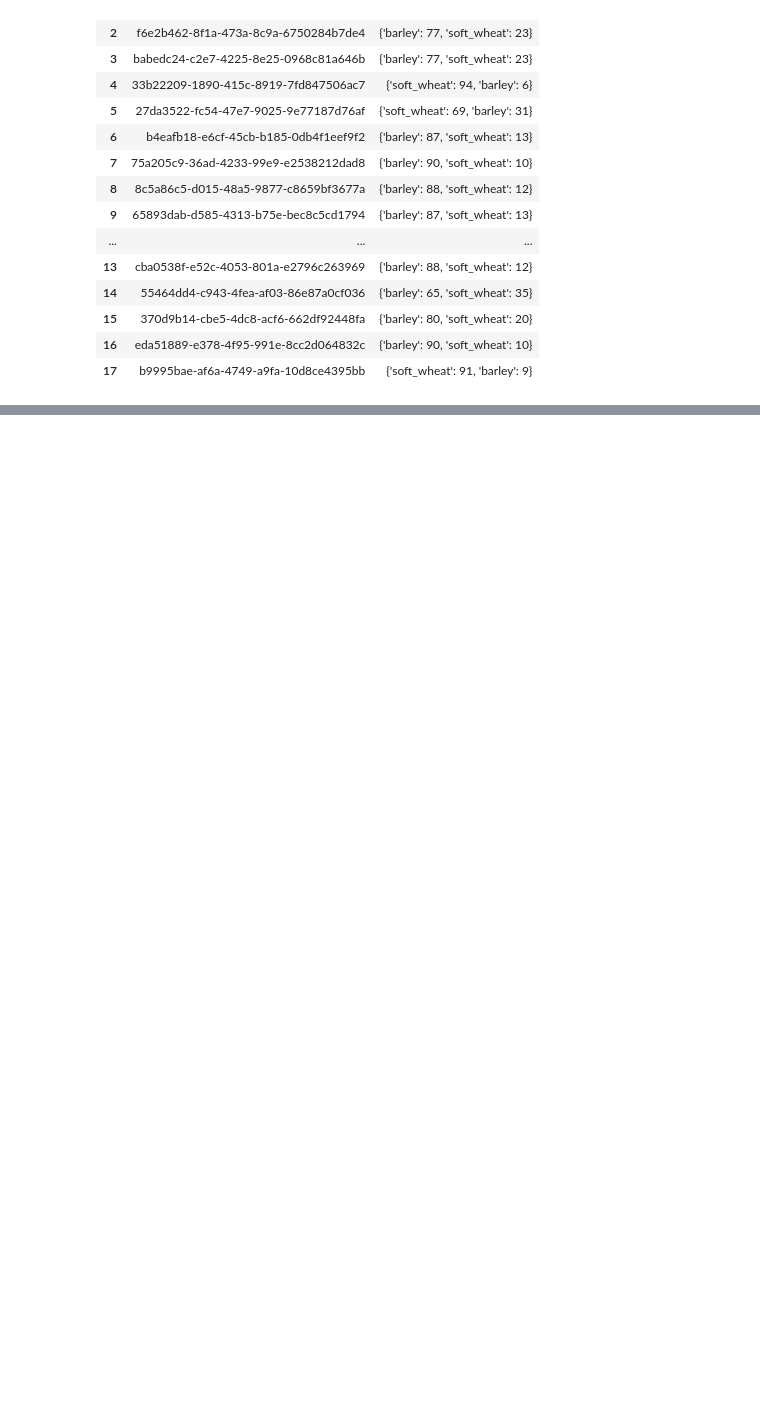
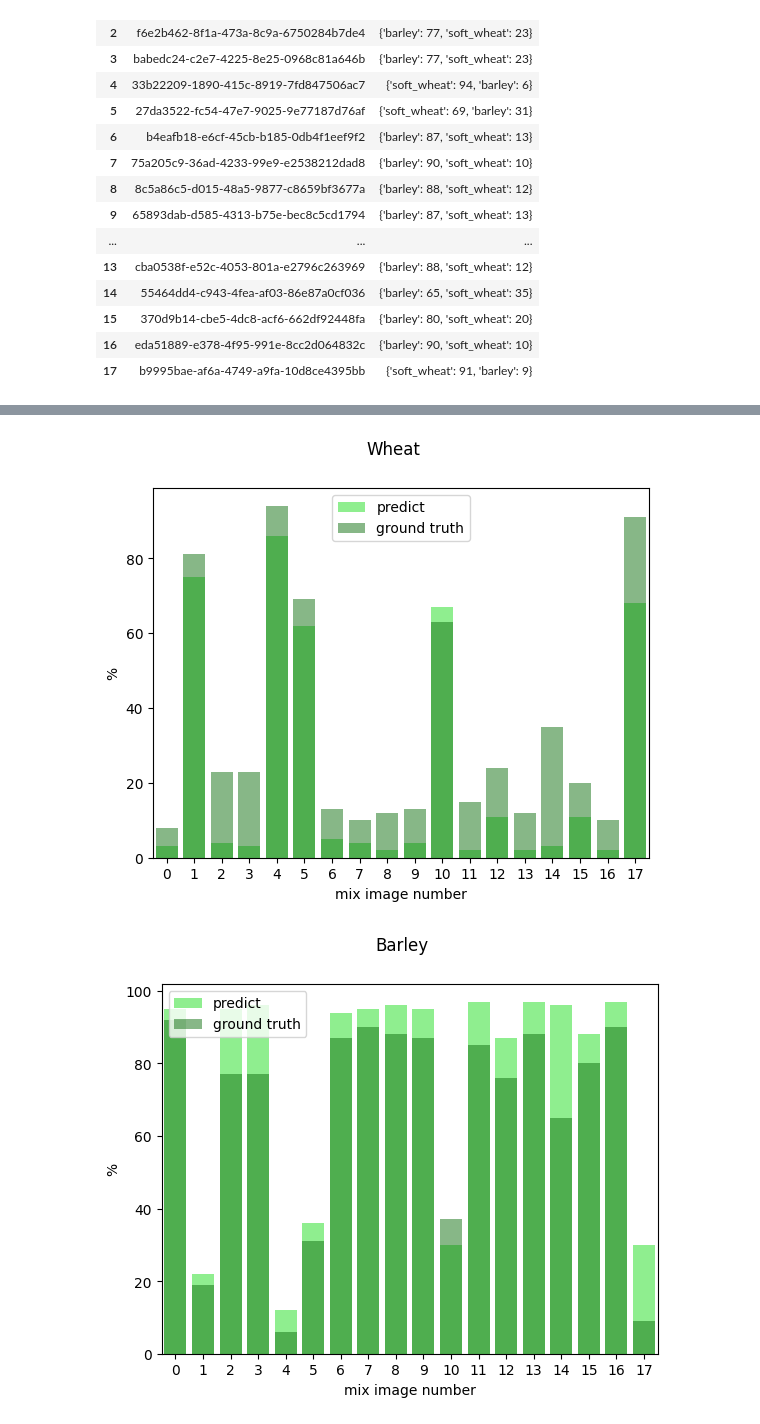
Before and after one commit to luc-perso/inarix, a Jupyter notebook: jupyter/transfer learning.ipynb, the cells around one changed output, grey strips where cells are left out. Drawn from its saved outputs; the diff is of its cells as text; code cells hidden in the pictures; blank space fills up the shorter version.

```diff
--- a/jupyter/transfer learning.ipynb
+++ b/jupyter/transfer learning.ipynb
@@ -83,7 +88,7 @@ from database.dataset import build_dataset
 # %% [markdown]
 Model parameters
 # %%
-batch_size = 16
+batch_size = 32
 image_height = 256
 image_width = 256
 image_size = [image_height, image_width]
@@ -483,0 +510,8 @@ Found 9 files belonging to 1 classes.
+# %%
+df_rates_explode = pd.concat([df_rates.drop("specie_pct_label", axis=1), df_rates["specie_pct_label"].apply(pd.Series).multiply(100.).round()], axis=1)
+print(df_rates_explode.head())
+
+df_mix_explode = pd.concat([df_mix.drop("specie_pct_label", axis=1), df_mix["specie_pct_label"].apply(eval).apply(pd.Series)], axis=1)
+df_mix_explode['hard_wheat'] = 0
+df_mix_explode['corn'] = 0
+print(df_mix_explode.head())
@@ -483,0 +531,28 @@ Found 9 files belonging to 1 classes.
+# %%
+df_rates_explode['wheat'] = df_rates_explode['hard_wheat'] + df_rates_explode['soft_wheat']
+df_mix_explode['wheat'] = df_mix_explode['hard_wheat'] + df_mix_explode['soft_wheat']
+# %%
+fig, ax1 = plt.subplots()
+fig.suptitle('Wheat')
+ax1.set_xlabel('mix image number')
+#plotting columns
+ax1=sns.barplot(x=df_rates_explode.index,y=df_rates_explode['wheat'], color='lime', alpha=0.5, label='predict')
+ax1=sns.barplot(x=df_mix_explode.index,y=df_mix_explode['wheat'], color='green', alpha=0.5, label='ground truth')
+ax1.set_ylabel('%')
+ax1.legend()
+plt.savefig(os.path.join(metric_path, model_name + '_pc_wheat.png'), format='png')
+plt.show()
+
+fig, ax1 = plt.subplots()
+fig.suptitle('Barley')
+ax1.set_xlabel('mix image number')
+#plotting columns
+ax1=sns.barplot(x=df_rates_explode.index,y=df_rates_explode['barley'], color='lime', alpha=0.5, label='predict')
+ax1=sns.barplot(x=df_mix_explode.index,y=df_mix_explode['barley'], color='green', alpha=0.5, label='ground truth')
+ax1.set_ylabel('%')
+ax1.legend()
+plt.savefig(os.path.join(metric_path, model_name + '_pc_barley.png'), format='png')
+plt.show()
+# %% [output]
+[figure, added]
+[figure, added]
```
Also changed, not shown: parts of 30 cells of this notebook.
